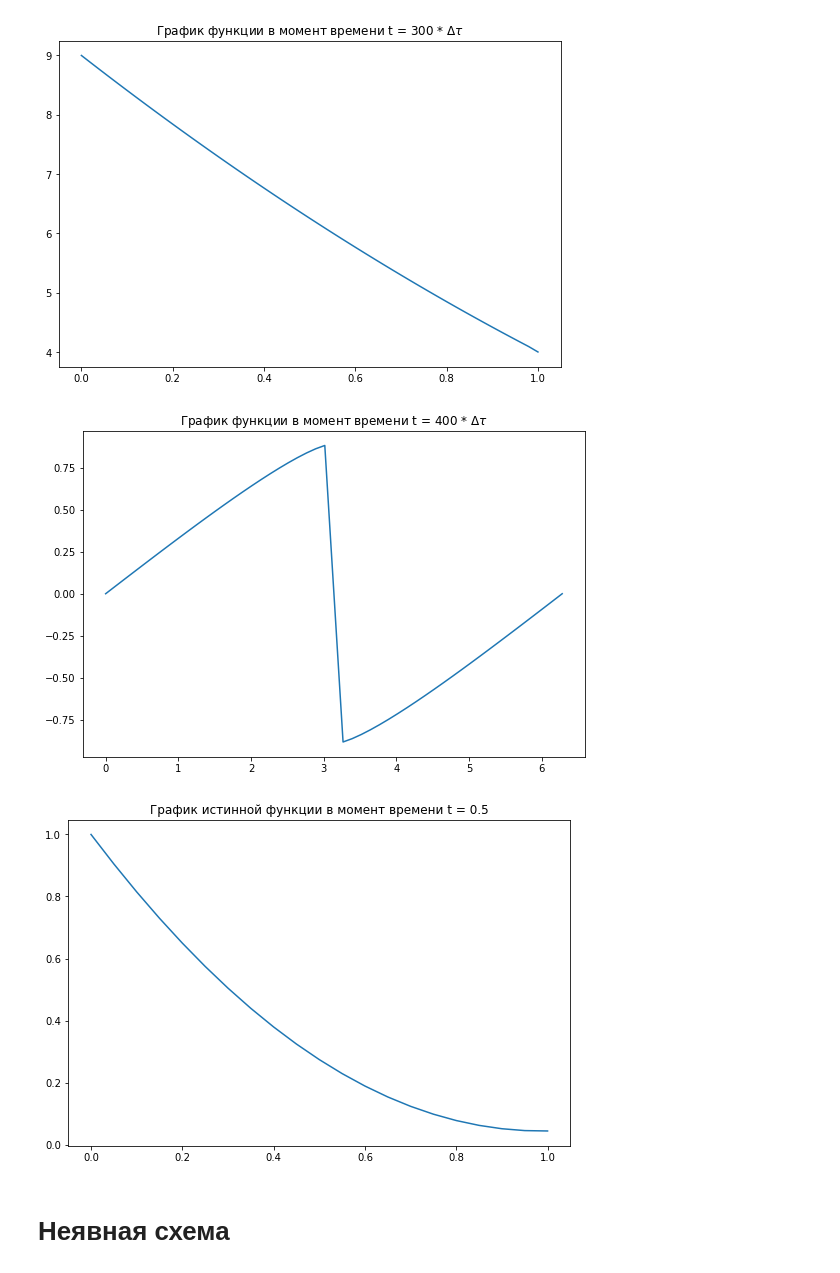
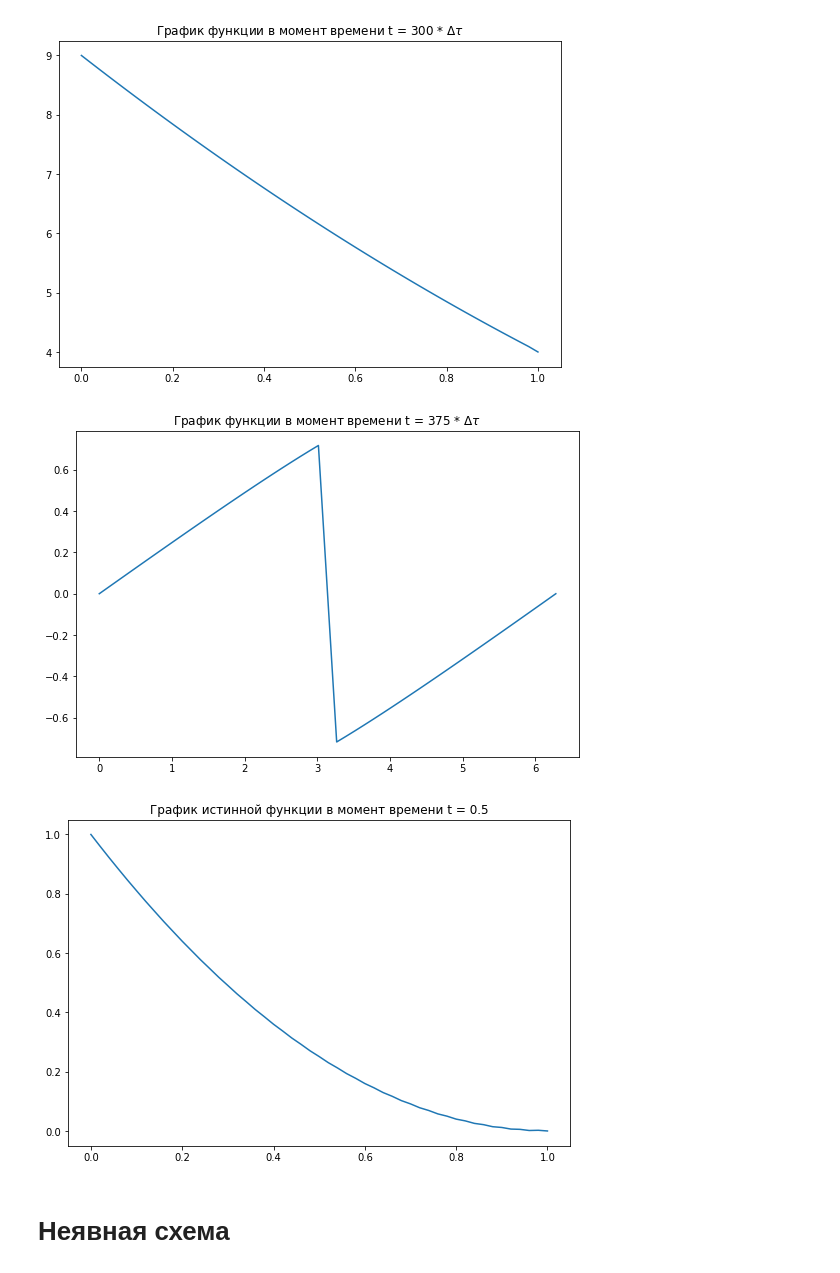
Before and after one commit to Chpel/Study_3, a Jupyter notebook: Нелинейка/Дз_по_нелинейке.ipynb, the cells around one changed output. Saved outputs shown, nothing was run; the diff lists cells and outputs as text; code cells hidden in the pictures.

```diff
--- a/Нелинейка/Дз_по_нелинейке.ipynb
+++ b/Нелинейка/Дз_по_нелинейке.ipynb
@@ -91,9 +85,9 @@ w_x, u_0 = heat_expl_two_sided(lambda x: x ** 2,
 # %%
 F_u = lambda u: u
 w_x, u_0 = heat_expl_two_sided(lambda x: np.sin(x), lambda t: 0, lambda t:0, F_u, 50,
-                     alpha=0., beta=2*np.pi, tau=0.005, T=2)
+                     alpha=0., beta=2*np.pi, tau=0.008, T=3)
 # %% [output]
-[figure, old version]
+[figure, new version]
 # %%
 x = w_x
 T = 0.5
@@ -103,7 +97,7 @@ plt.plot(w_x, u_0)
 plt.title(fr'График истинной функции в момент времени t = {T}')
 plt.show()
 # %% [output]
-[figure, old version]
+[figure, new version]
 # %% [markdown]
 # Неявная схема
 # %%
```
Also changed, not shown: parts of 3 cells of this notebook.
